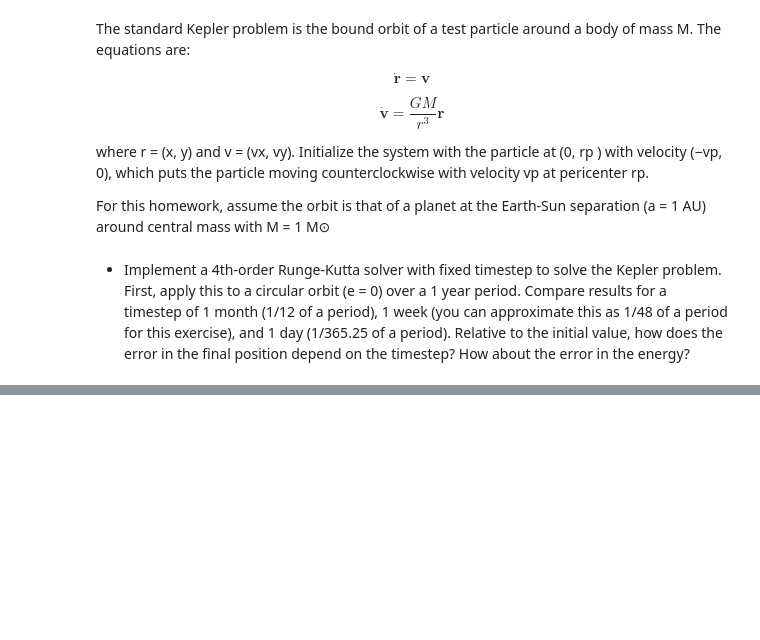
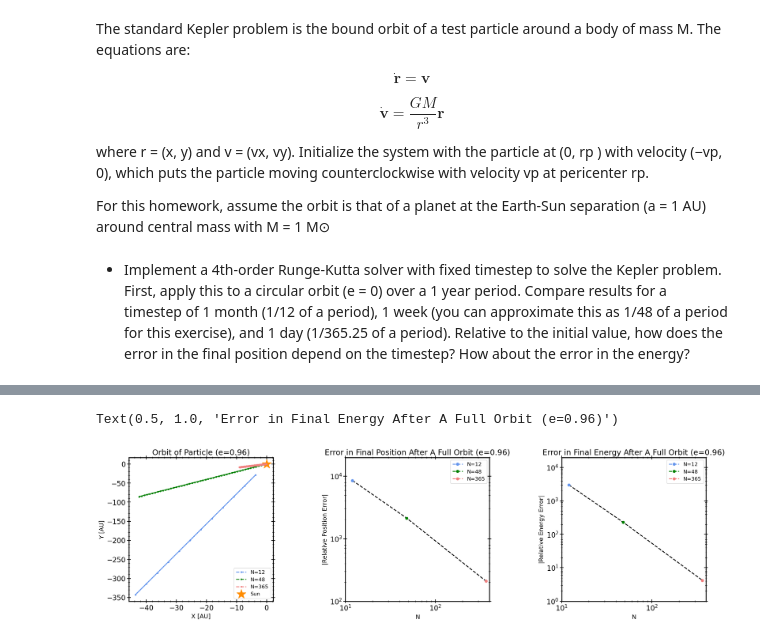
Before and after one commit to carlosajurado/AST384C-Computational-Astrophysics, a Jupyter notebook: HW2.ipynb, the cells around one changed output, grey strips where cells are left out. Drawn from its saved outputs; the diff is of its cells as text; code cells hidden in the pictures; blank space fills up the shorter version.

```diff
--- a/HW2.ipynb
+++ b/HW2.ipynb
@@ -240,0 +332,67 @@ axs[1].set_ylim(10**-10, 5 * 10**-2)
+# %%
+### Error Calculations
+
+#Error between initial and final position
+positional_err_ellip = {}
+for N in N_values:
+    positional_err_ellip[N] = np.abs(orbit_histories_ellip[N][1][-1]/initial_state_ellip[1] - 1) #relative error = (final_val - initial_val)/initial_val = final_val/inital_val - 1
+
+
+#Error between initial and final energy
+energy_err_ellip = {}
+for N in N_values:
+    energy_err_ellip[N] = np.abs(energy_histories_ellip[N]/intial_energy_ellip - 1)
+# %%
+fig, axs = plt.subplots(1, 3, figsize=(24, 6))
+plt.subplots_adjust(wspace=0.5, hspace=0.3)
+
+
+axs[0].plot(orbit_histories_ellip[12][0], orbit_histories_ellip[12][1], color='cornflowerblue', marker='.', label='N=12', linestyle = '--')
+axs[0].plot(orbit_histories_ellip[48][0], orbit_histories_ellip[48][1], color='green', marker='.', label='N=48', linestyle = '--')
+axs[0].plot(orbit_histories_ellip[365][0], orbit_histories_ellip[365][1], color='lightcoral', marker='.', label='N=365', linestyle = '--')
+axs[0].scatter(0, 0, marker = '*', color = 'darkorange', s=500, label='Sun')
+
+axs[0].set_xlabel('X [AU]')
+#axs[0].set_xlim(-1.2, 1.2)
+axs[0].set_ylabel('Y [AU]')
+#axs[0].set_ylim(-1.2, 1.2)
+axs[0].legend(ncol=1, loc='lower right')
+axs[0].set_title("Orbit of Particle (e=0.96)")
+
+
+
+
+
+
+axs[1].loglog(N_values, [positional_err_ellip[12], positional_err_ellip[48], positional_err_ellip[365]], color='black', linestyle = '--')
+axs[1].loglog(N_values[0], positional_err_ellip[12], color='cornflowerblue', marker='o', label='N=12', linestyle = '--')
+axs[1].loglog(N_values[1], positional_err_ellip[48], color='green', marker='o', label='N=48', linestyle = '--')
+axs[1].loglog(N_values[2], positional_err_ellip[365], color='lightcoral', marker='o', label='N=365', linestyle = '--')
+axs[1].legend(ncol=1, loc='upper right')
+
+axs[1].set_xlabel('N')
+axs[1].set_xlim(10**1, 4 * 10**2)
+axs[1].set_ylabel('|Relative Position Error|')
+axs[1].set_ylim(10**2, 2* 10**4)
+axs[1].set_title("Error in Final Position After A Full Orbit (e=0.96)")
+
+
+
+
+
+
+
+axs[2].loglog(N_values, [energy_err_ellip[12], energy_err_ellip[48], energy_err_ellip[365]], color='black', linestyle = '--')
+axs[2].loglog(N_values[0], energy_err_ellip[12], color='cornflowerblue', marker='o', label='N=12', linestyle = '--')
+axs[2].loglog(N_values[1], energy_err_ellip[48], color='green', marker='o', label='N=48', linestyle = '--')
+axs[2].loglog(N_values[2], energy_err_ellip[365], color='lightcoral', marker='o', label='N=365', linestyle = '--')
+axs[2].legend(ncol=1, loc='upper right')
+
+axs[2].set_xlabel('N')
+axs[2].set_xlim(10**1, 4 * 10**2)
+axs[2].set_ylabel('|Relative Energy Error|')
+axs[2].set_ylim(10**0, 2* 10**4)
+axs[2].set_title("Error in Final Energy After A Full Orbit (e=0.96)")
+# %% [output]
+Text(0.5, 1.0, 'Error in Final Energy After A Full Orbit (e=0.96)')
+[figure, added]
```
Also changed, not shown: parts of 9 cells of this notebook.
